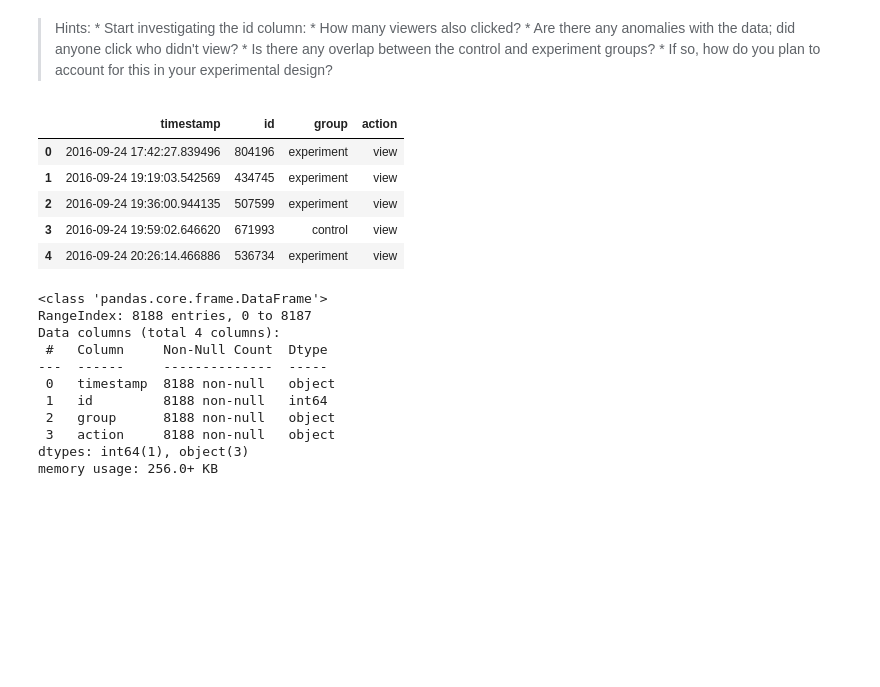
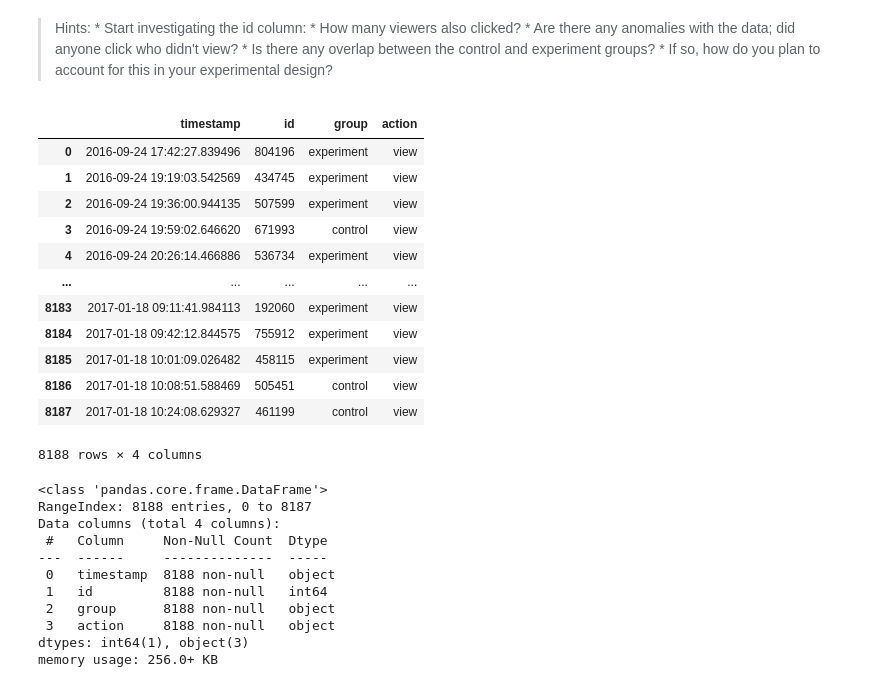
Before and after one commit to josiah-okumu/dsc-website-ab-testing-lab, a Jupyter notebook: index.ipynb, the cells around one changed output. Drawn from its saved outputs; the diff is of its cells as text; code cells hidden in the pictures; blank space fills up the shorter version.

```diff
--- a/index.ipynb
+++ b/index.ipynb
@@ -24,16 +24,23 @@ Start by loading in the dataset stored in the file 'homepage_actions.csv'. Then
 # %%
 import pandas as pd
 import matplotlib.pyplot as plt
 #Your code here
 df=pd.read_csv("homepage_actions.csv")
-df.head()
+df
 # %% [output]
 |  | timestamp | id | group | action |
 | 0 | 2016-09-24 17:42:27.839496 | 804196 | experiment | view |
 | 1 | 2016-09-24 19:19:03.542569 | 434745 | experiment | view |
 | 2 | 2016-09-24 19:36:00.944135 | 507599 | experiment | view |
 | 3 | 2016-09-24 19:59:02.646620 | 671993 | control | view |
 | 4 | 2016-09-24 20:26:14.466886 | 536734 | experiment | view |
+| ... | ... | ... | ... | ... |
+| 8183 | 2017-01-18 09:11:41.984113 | 192060 | experiment | view |
+| 8184 | 2017-01-18 09:42:12.844575 | 755912 | experiment | view |
+| 8185 | 2017-01-18 10:01:09.026482 | 458115 | experiment | view |
+| 8186 | 2017-01-18 10:08:51.588469 | 505451 | control | view |
+| 8187 | 2017-01-18 10:24:08.629327 | 461199 | control | view |
+8188 rows × 4 columns
 # %%
 df.info()
 # %% [output]
```
Also changed, not shown: parts of 16 cells of this notebook.
